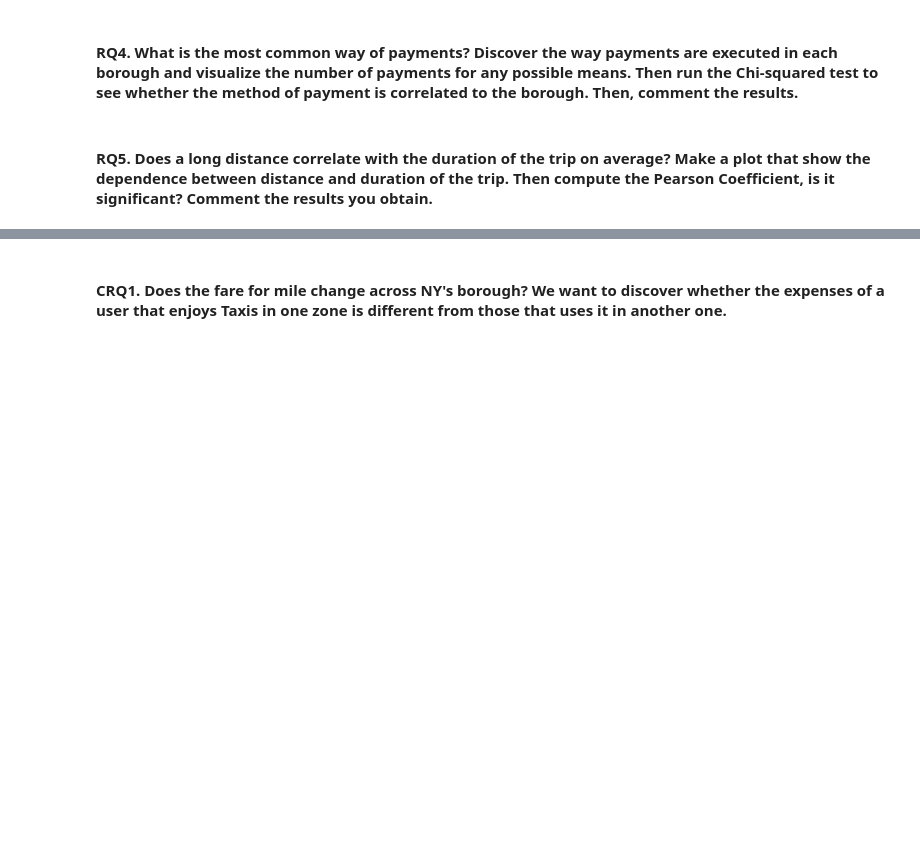
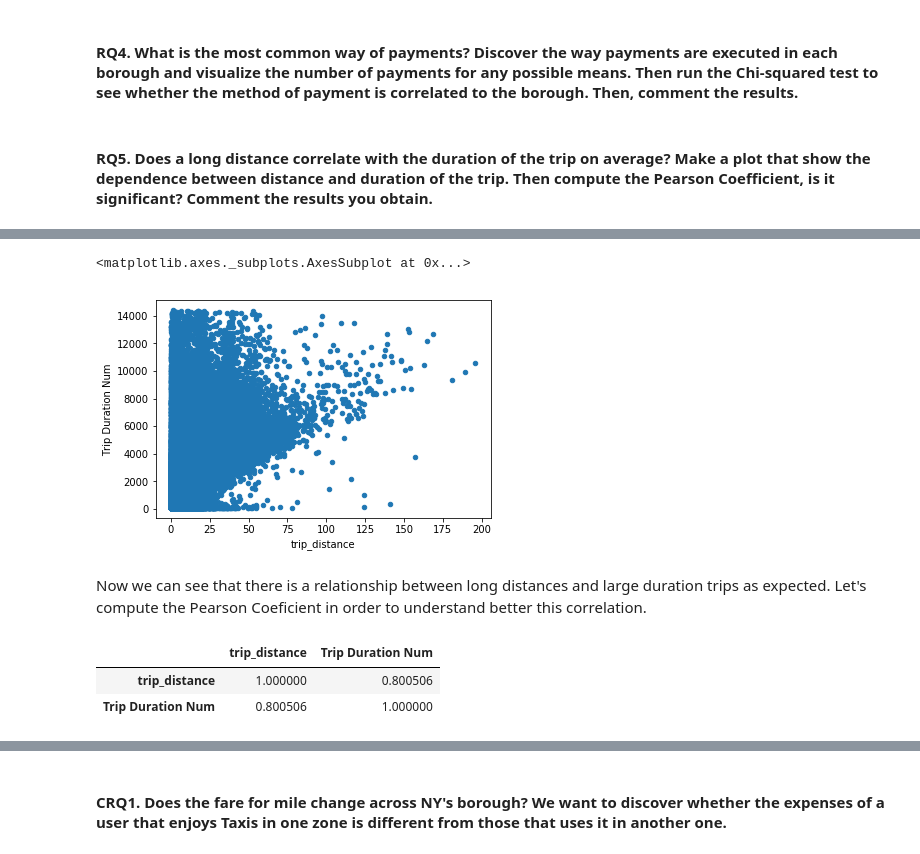
Before and after one commit to FranciscaAlliende/HW2--ADM-Group-1, a Jupyter notebook: Homework 2.ipynb, the cells around one changed output, grey strips where cells are left out. Saved outputs shown, nothing was run; the diff lists cells and outputs as text; code cells hidden in the pictures; blank space fills up the shorter version.

```diff
--- a/Homework 2.ipynb
+++ b/Homework 2.ipynb
@@ -424,0 +572,17 @@ The other boroughs, also have the factor that being farther from Manhattan, are
+# %%
+# Drop the rows with distance > 200
+RQ5 = RQ5[(RQ5["trip_distance"] < 200)]
+# %%
+# Plot of the relationship between duration trip and trip distance, without the outsiders
+RQ5.plot(x='trip_distance', y='Trip Duration Num', kind='scatter')
+# %% [output]
+<matplotlib.axes._subplots.AxesSubplot at 0x...>
+[figure, added]
+# %% [markdown]
+Now we can see that there is a relationship between long distances and large duration trips as expected. Let's compute the Pearson Coeficient in order to understand better this correlation.
+# %%
+RQ5.corr(method='pearson', min_periods=1)
+# %% [output]
+|  | trip_distance | Trip Duration Num |
+| trip_distance | 1.000000 | 0.800506 |
+| Trip Duration Num | 0.800506 | 1.000000 |
```
Also changed, not shown: parts of 30 cells of this notebook.
